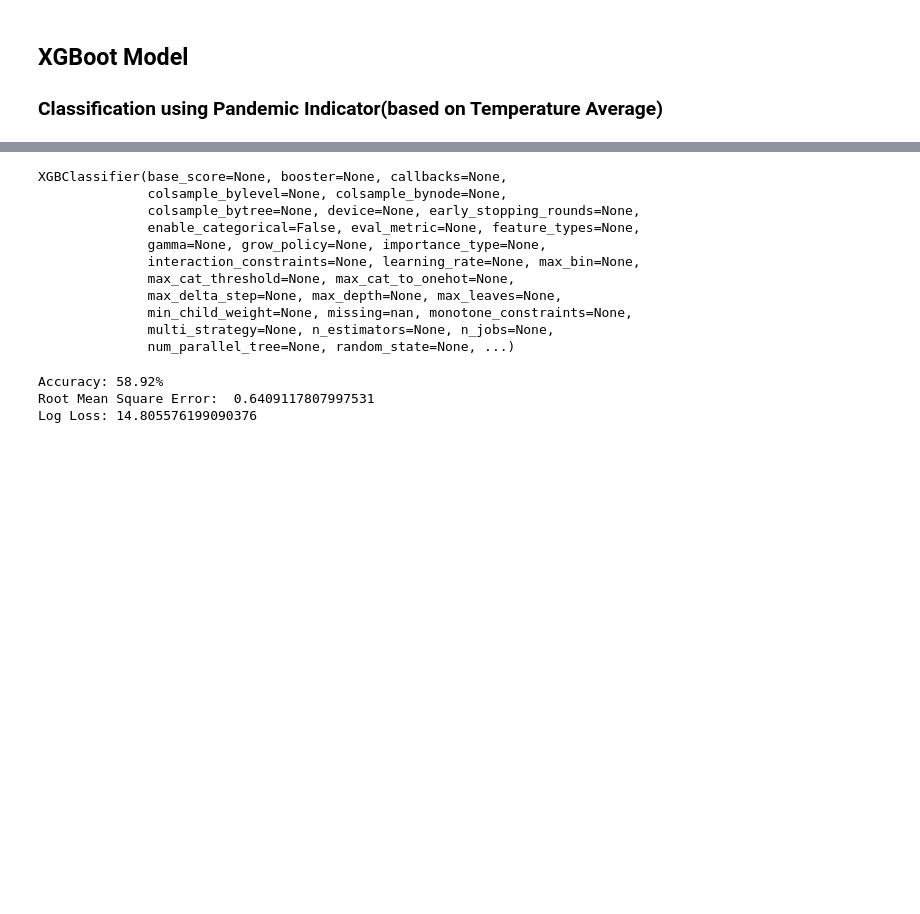
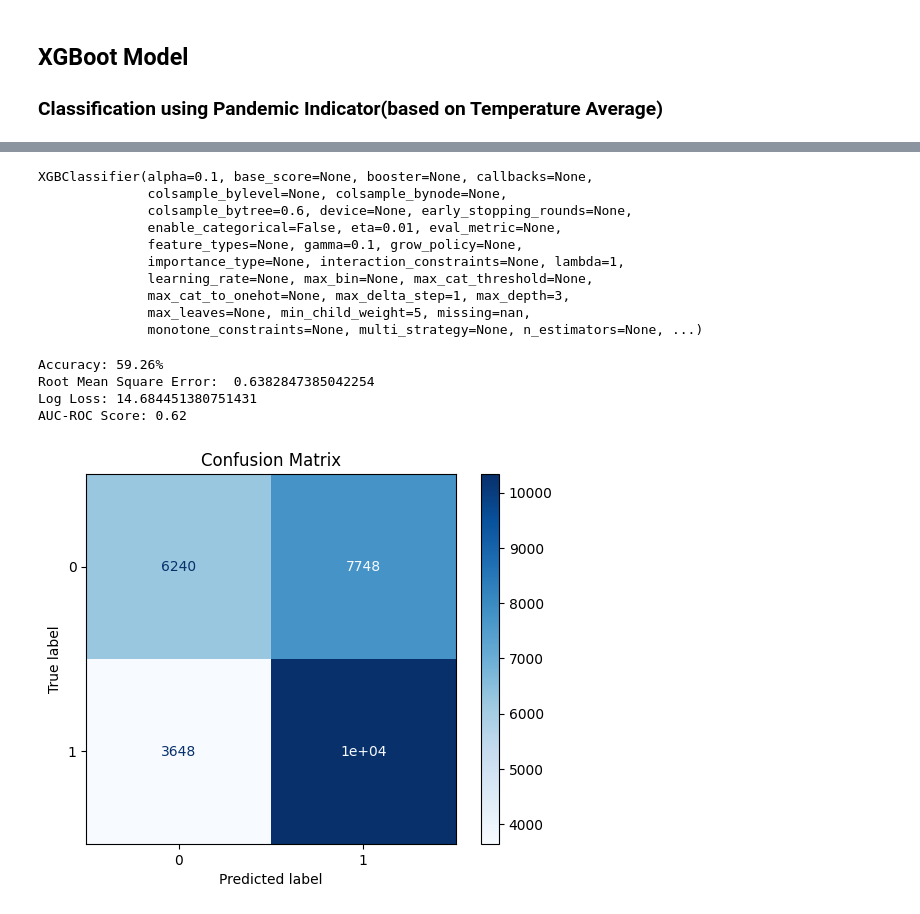
Before and after one commit to iiqueenizzy13/AbtGlobal_1B, a Jupyter notebook: xgboot_model.ipynb, the cells around one changed output, grey strips where cells are left out. Drawn from its saved outputs; the diff is of its cells as text; code cells hidden in the pictures; blank space fills up the shorter version.

Commit message:
progress on xgboost model

```diff
--- a/xgboot_model.ipynb
+++ b/xgboot_model.ipynb
@@ -24,38 +67,55 @@ X_train, X_test, y_train, y_test = train_test_split(X, y, test_size=0.3)
 # %%
-# fit model no training data
-model = XGBClassifier()
-model.fit(X_train, y_train)
+# fit model to training data
+model = xgb.XGBClassifier(**params, use_label_encoder=False)
+model.fit(X_train, y_train, eval_set=[(X_test, y_test)], verbose=False)
+# Stops training if no improvement in last 10 rounds
 # %% [output]
-XGBClassifier(base_score=None, booster=None, callbacks=None,
+XGBClassifier(alpha=0.1, base_score=None, booster=None, callbacks=None,
               colsample_bylevel=None, colsample_bynode=None,
-              colsample_bytree=None, device=None, early_stopping_rounds=None,
-              enable_categorical=False, eval_metric=None, feature_types=None,
-              gamma=None, grow_policy=None, importance_type=None,
-              interaction_constraints=None, learning_rate=None, max_bin=None,
-              max_cat_threshold=None, max_cat_to_onehot=None,
-              max_delta_step=None, max_depth=None, max_leaves=None,
-              min_child_weight=None, missing=nan, monotone_constraints=None,
-              multi_strategy=None, n_estimators=None, n_jobs=None,
-              num_parallel_tree=None, random_state=None, ...)
+              colsample_bytree=0.6, device=None, early_stopping_rounds=None,
+              enable_categorical=False, eta=0.01, eval_metric=None,
+              feature_types=None, gamma=0.1, grow_policy=None,
+              importance_type=None, interaction_constraints=None, lambda=1,
+              learning_rate=None, max_bin=None, max_cat_threshold=None,
+              max_cat_to_onehot=None, max_delta_step=1, max_depth=3,
+              max_leaves=None, min_child_weight=5, missing=nan,
+              monotone_constraints=None, multi_strategy=None, n_estimators=None, ...)
 # %%
 # make predictions for test data
+y_pred_proba = model.predict_proba(X_test)[:, 1]  # Probability for the positive class
 y_pred = model.predict(X_test)
 predictions = [round(value) for value in y_pred]
 # %%
-# evaluate predictions with accuracy, RMSE, log loss,TODO: add more
+# evaluate predictions with accuracy, RMSE, log loss, AUC-ROC, and confusion matrix
 accuracy = accuracy_score(y_test, predictions)
 print("Accuracy: %.2f%%" % (accuracy * 100.0))
 
 rmse = np.sqrt(np.mean((y_test-y_pred)**2)) / (max(y) - min(y)).item()
 print("Root Mean Square Error: ", rmse)
 
 log_loss = log_loss(y_test, y_pred)
 print("Log Loss:", log_loss)
 
+#auc_roc score
+auc_score = roc_auc_score(y_test, y_pred_proba)
+print(f"AUC-ROC Score: {auc_score:.2f}")
+
+#confusion matrix
+conf_matrix = confusion_matrix(y_test, y_pred)
+display_matrix = ConfusionMatrixDisplay(confusion_matrix=conf_matrix)
+display_matrix.plot(cmap='Blues')
+plt.title('Confusion Matrix')
+plt.show()
+
+#True positive | False positive
+#False negative | True negative
+
+
 #TODO for Uma: explore hyperparameters and tune them to improve model performance
-# do more model evaluation metrics recommended for classification models
 #TODO: explore hyperparameters for multiple linear regression models to reduce log loss and overfitting
 # %% [output]
-Accuracy: 58.92%
-Root Mean Square Error:  0.6409117807997531
-Log Loss: 14.805576199090376
+Accuracy: 59.26%
+Root Mean Square Error:  0.6382847385042254
+Log Loss: 14.684451380751431
+AUC-ROC Score: 0.62
+[figure, added]
```
Also changed, not shown: parts of 7 cells of this notebook, 1 other file.
